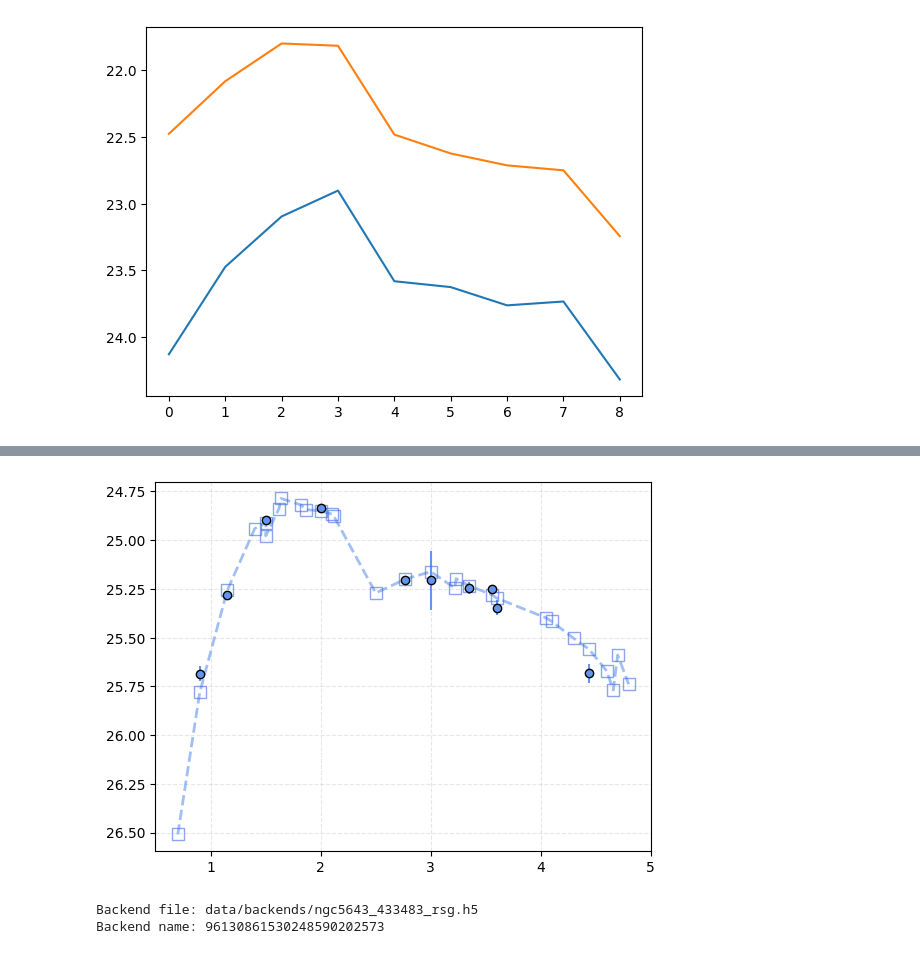
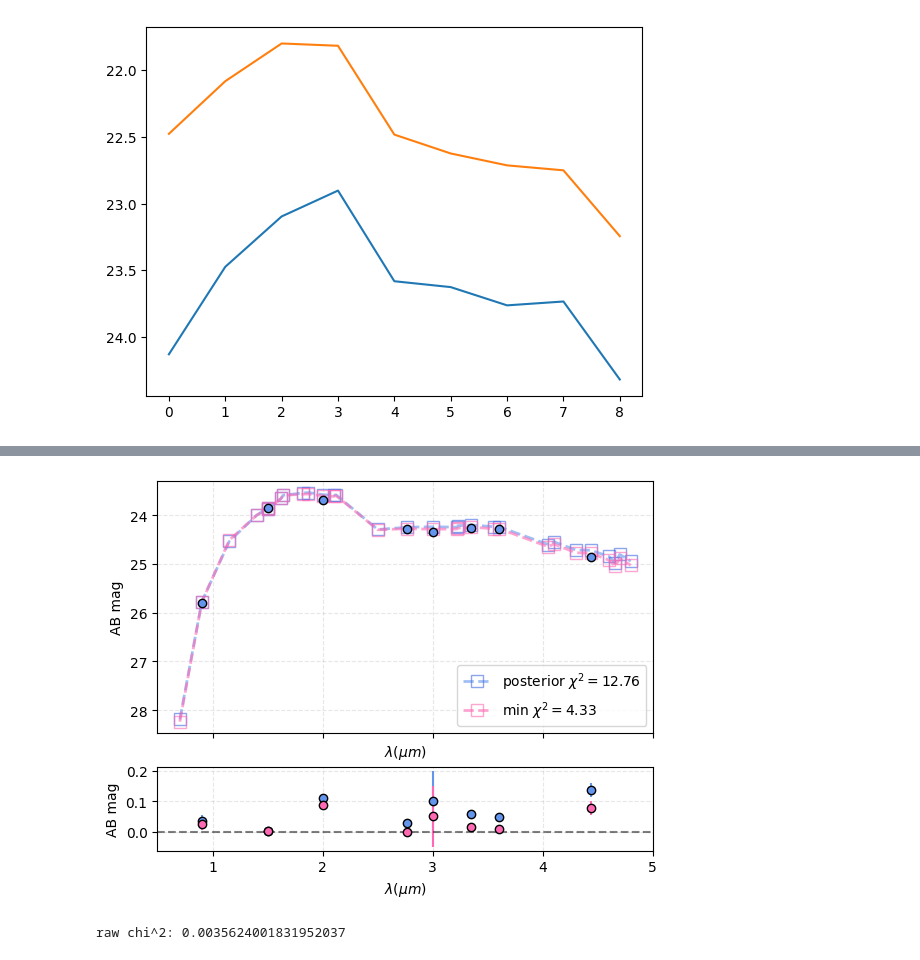
Before and after one commit to aswinsuresh24/rsg_phot, a Jupyter notebook: mcmc.ipynb, the cells around one changed output, grey strips where cells are left out. Drawn from its saved outputs; the diff is of its cells as text; code cells hidden in the pictures.

```diff
--- a/mcmc.ipynb
+++ b/mcmc.ipynb
@@ -354,5 +360,3 @@ phot['inst_filt'] = phot['inst_filt'][~limmask]
 # %%
 mc_obj = mcmc(dm=30.57, dmerr=0.06)
 mc_obj.verbose = True
-# %%
-fit_params = mc_obj.run_emcee(phot, nsteps=350, nwalkers=64)
@@ -375,0 +363,6 @@ Av                :        0.930 +        0.718 -        0.639
+# %%
+fit_params = mc_obj.run_emcee(phot, nsteps=350, nwalkers=64, burn_in=75)
+reader = mc_obj.load_backend(phot)
+sample = np.array(reader.get_chain(flat=True, discard=75, thin=1))
+probs = np.array(reader.get_log_prob(flat=True, discard=75, thin=1))
+min_chi_params = sample[np.argmax(probs)]
@@ -376,23 +387,43 @@ Av                :        0.930 +        0.718 -        0.639
 # %%
 params = np.meshgrid(*fit_params, indexing='ij', sparse=True)
-wv_all = [float(i.replace('F', '').replace('W2', '').replace('M', '').replace('N', '').replace('W', ''))/100
-          for i in nrc_filts]
-model_mag = np.array([mc_obj.model[f](params).flatten()[0] for f in nrc_filts])+mc_obj.dm
+model_mag = np.array([mc_obj.model[f](params).flatten()[0] for f in phot['inst_filt']])+mc_obj.dm
+chi1 = 0.5*np.sum((phot['mag'] - model_mag)**2 / phot['magerr']**2)/(len(model_mag)-1)
+model_mag_plot = np.array([mc_obj.model[f](params).flatten()[0] for f in nrc_filts])+mc_obj.dm
 
+mc_params = np.meshgrid(*min_chi_params, indexing='ij', sparse=True)
+chi_mag = np.array([mc_obj.model[f](mc_params).flatten()[0] for f in phot['inst_filt']])+mc_obj.dm
+chi2 = 0.5*np.sum((phot['mag'] - chi_mag)**2 / phot['magerr']**2)/(len(chi_mag)-1)
+chi_mag_plot = np.array([mc_obj.model[f](mc_params).flatten()[0] for f in nrc_filts])+mc_obj.dm
+
+fig, (ax1, ax2) = plt.subplots(nrows=2, sharex=True, gridspec_kw={'height_ratios': [3, 1]})
 wv = np.array([float(i[1:4])/100 for i in phot['inst_filt']])
-plt.errorbar(x=wv, y=phot['mag'], yerr=phot['magerr'], linestyle='none', marker='o', markerfacecolor='cornflowerblue', markeredgecolor='black', ecolor='cornflowerblue')
-plt.plot(wv_all, model_mag, marker = 's', markerfacecolor = 'None', markeredgecolor = 'royalblue',
-         markersize = 8, ls='--', lw=2, alpha = 0.6, color='cornflowerblue')
-plt.grid(alpha=0.3, linestyle='--')
-plt.gca().invert_yaxis()
+ax1.errorbar(x=wv, y=phot['mag'], yerr=phot['magerr'], linestyle='none', marker='o', markerfacecolor='cornflowerblue',
+             markeredgecolor='black', ecolor='cornflowerblue')
+ax1.plot(wv_all, model_mag_plot, marker = 's', markerfacecolor = 'None', markeredgecolor = 'royalblue',
+         markersize = 8, ls='--', lw=2, alpha = 0.6, color='cornflowerblue', label = rf'posterior $\chi^2={chi1:.2f}$')
+ax1.plot(wv_all, chi_mag_plot, marker = 's', markerfacecolor = 'None', markeredgecolor = 'hotpink',
+         markersize = 8, ls='--', lw=2, alpha = 0.6, color='hotpink', label = rf'min $\chi^2={chi2:.2f}$')
+ax1.grid(alpha=0.3, linestyle='--')
+ax1.invert_yaxis()
+ax1.legend()
+ax1.set_xlabel(r'$\lambda(\mu m)$')
+ax1.set_ylabel('AB mag')
+
+ax2.errorbar(wv, phot['mag'] - model_mag, yerr=phot['magerr'], linestyle='none', marker='o', markerfacecolor='cornflowerblue',
+             markeredgecolor='black', ecolor='cornflowerblue', label = 'posterior sample')
+ax2.errorbar(wv, phot['mag'] - chi_mag, yerr=phot['magerr'], linestyle='none', marker='o', markerfacecolor='hotpink',
+             markeredgecolor='black', ecolor='hotpink', label = r'min $\chi^2$')
+ax2.grid(alpha=0.3, linestyle='--')
+ax2.set_xlabel(r'$\lambda(\mu m)$')
+ax2.set_ylabel('AB mag')
+ax2.axhline(0.0, linestyle='--', alpha=0.5, color='black');
+# plt.savefig('plots/rsg_mcmc10.png', bbox_inches='tight', dpi=500)
 # %% [output]
-[figure, old version]
+[figure, new version]
-# %%
-reader = mc_obj.load_backend(phot)
-sample = np.array(reader.get_chain(flat=True))
-# %% [output]
-Backend file: data/backends/ngc5643_433483_rsg.h5
-Backend name: 96130861530248590202573
+# %%
+print('raw chi^2:', 0.5*np.sum((phot['mag'] - model_mag)**2)/(len(model_mag)-1))
+# %% [output]
+raw chi^2: 0.0035624001831952037
 # %%
 wv = np.array([float(i[1:4])/100 for i in phot['inst_filt']])
 plt.errorbar(x=wv, y=phot['mag'], yerr=phot['magerr'], linestyle='none', marker='o',
```
Also changed, not shown: parts of 19 cells of this notebook, 4 other files.
